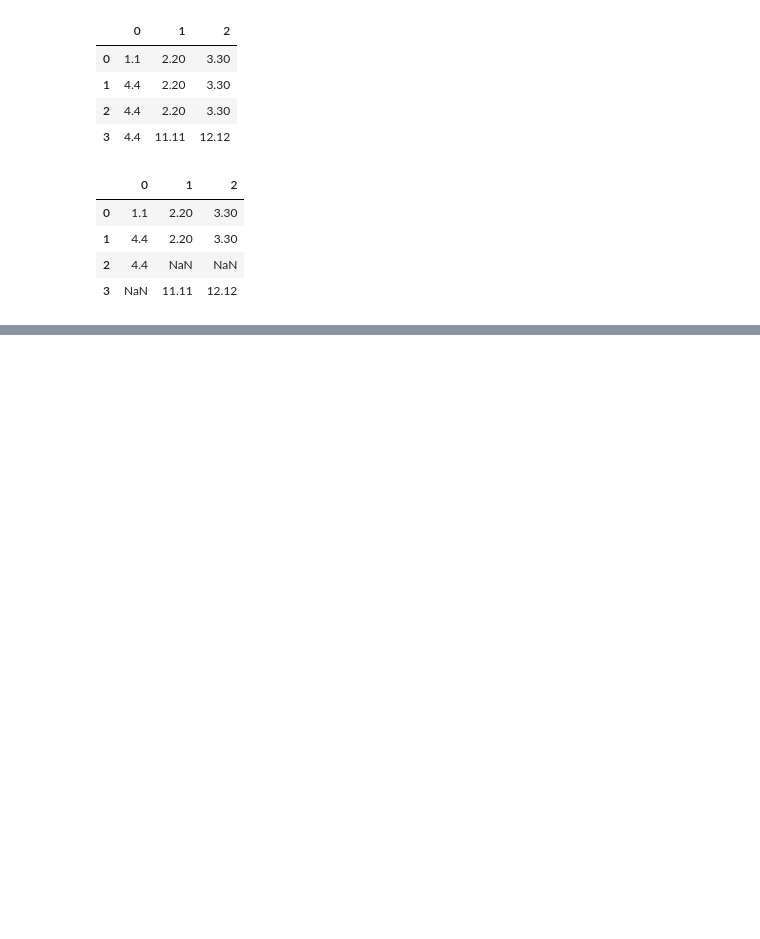
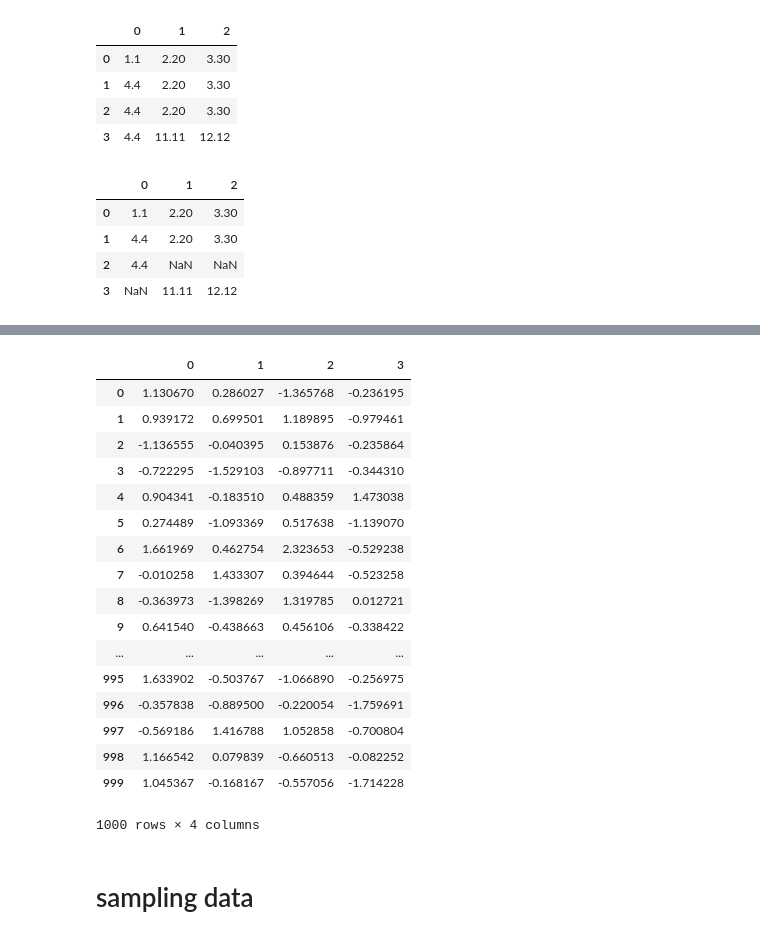
Before and after one commit to srqway/python, a Jupyter notebook: pandas-python/notebook/basic.ipynb, the cells around one changed output, grey strips where cells are left out. Drawn from its saved outputs; the diff is of its cells as text; code cells hidden in the pictures; blank space fills up the shorter version.

```diff
--- a/pandas-python/notebook/basic.ipynb
+++ b/pandas-python/notebook/basic.ipynb
@@ -94,0 +304,24 @@ fillNanDf.fillna(method='ffill', limit=1)
+# %%
+processingOutliersDf[np.abs(processingOutliersDf) > 3] = np.sign(processingOutliersDf) * 3
+processingOutliersDf
+# %% [output]
+|  | 0 | 1 | 2 | 3 |
+| 0 | 1.130670 | 0.286027 | -1.365768 | -0.236195 |
+| 1 | 0.939172 | 0.699501 | 1.189895 | -0.979461 |
+| 2 | -1.136555 | -0.040395 | 0.153876 | -0.235864 |
+| 3 | -0.722295 | -1.529103 | -0.897711 | -0.344310 |
+| 4 | 0.904341 | -0.183510 | 0.488359 | 1.473038 |
+| 5 | 0.274489 | -1.093369 | 0.517638 | -1.139070 |
+| 6 | 1.661969 | 0.462754 | 2.323653 | -0.529238 |
+| 7 | -0.010258 | 1.433307 | 0.394644 | -0.523258 |
+| 8 | -0.363973 | -1.398269 | 1.319785 | 0.012721 |
+| 9 | 0.641540 | -0.438663 | 0.456106 | -0.338422 |
+| ... | ... | ... | ... | ... |
+| 995 | 1.633902 | -0.503767 | -1.066890 | -0.256975 |
+| 996 | -0.357838 | -0.889500 | -0.220054 | -1.759691 |
+| 997 | -0.569186 | 1.416788 | 1.052858 | -0.700804 |
+| 998 | 1.166542 | 0.079839 | -0.660513 | -0.082252 |
+| 999 | 1.045367 | -0.168167 | -0.557056 | -1.714228 |
+1000 rows × 4 columns
+# %% [markdown]
+# sampling data
```
Also changed, not shown: parts of 41 cells of this notebook.
